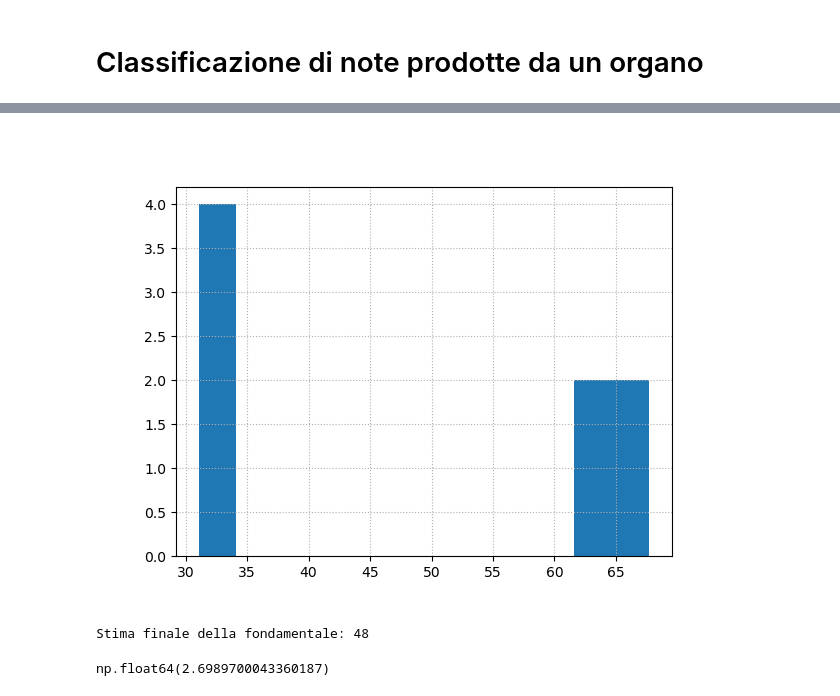
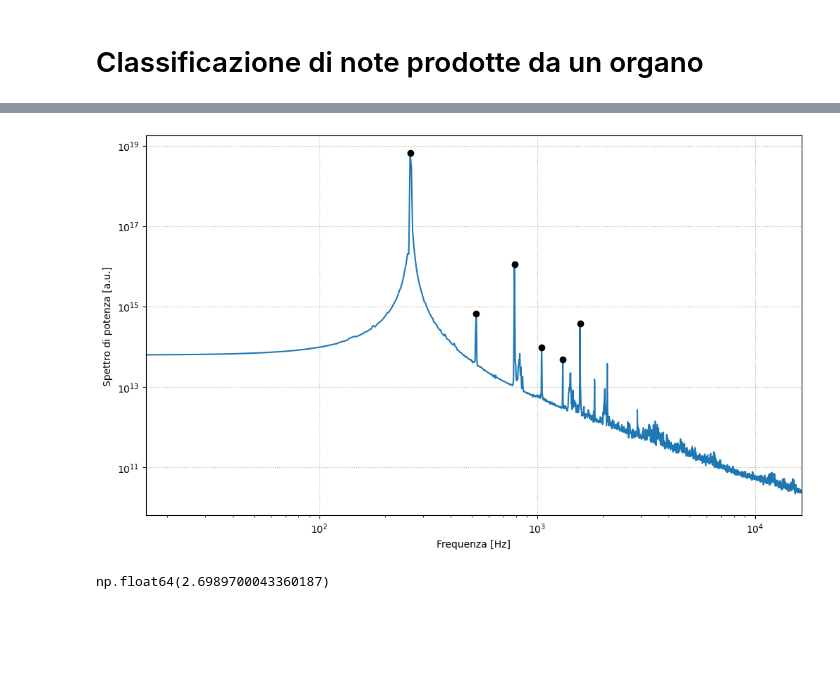
Before and after one commit to maddoc-g/3_organ_clustering, a Jupyter notebook: esperienza_3.ipynb, the cells around one changed output, grey strips where cells are left out. Drawn from its saved outputs; the diff is of its cells as text; code cells hidden in the pictures; blank space fills up the shorter version.

```diff
--- a/esperienza_3.ipynb
+++ b/esperienza_3.ipynb
@@ -343,20 +359,40 @@ plt.show()
-# %%
-
-candidates = []
-max_multiple = 3 # presumendo al più di saltare 2 picchi per volta
-for f in peaks_distances:
-    for k in range(1, max_multiple):
-        candidates.append(f/k)
-
-plt.figure()
-plt.hist(candidates, bins = len(peaks_distances)*max_multiple)
-#plt.xlabel("Distanze tra picchi consecutivi [Hz]")
-#plt.ylabel("Conteggio")
-plt.grid(linestyle = ":")
-plt.show()
-
-fundamental = np.median(candidates)
-print("\nStima finale della fondamentale: {:.0f}\n".format(fundamental))
-# %% [output]
-[figure, removed]
-Stima finale della fondamentale: 48
+# %%
+estimated_harmonics = [fundamental * i for i in range(1,7)]
+#harmonics_tolerance = 20
+
+measured_harmonics_frequency = []
+measured_harmonics_power = []
+#considered_harmonics = corrected_peaks[:9]
+
+for estimate in estimated_harmonics:
+    peak_frequencies = frequencies[corrected_peaks]
+    index_closest_harmonic = np.argmin(np.abs(estimate - peak_frequencies))
+    closest_harmonic = corrected_peaks[index_closest_harmonic]
+
+    if abs(frequencies[closest_harmonic] - estimate) < (0.05 * frequencies[closest_harmonic]):
+        measured_harmonics_frequency.append(frequencies[closest_harmonic])
+        measured_harmonics_power.append(averaged_spectrum[closest_harmonic])
+    else:
+        index_theoretical = np.argmin(np.abs(estimate - frequencies))
+        measured_harmonics_frequency.append(estimate)
+        measured_harmonics_power.append(averaged_spectrum[index_theoretical])
+
+
+plt.figure(figsize=(12,7))
+plt.plot(frequencies, averaged_spectrum)
+#for estimate in estimated_harmonics:
+#    plt.axvline(estimate, color="r", linestyle="-")
+#for real in frequencies_of_peaks:
+#    plt.axvline(real, color="g", linestyle="--")
+plt.plot(measured_harmonics_frequency, measured_harmonics_power, marker = "o", linestyle = "None", color = "k")
+plt.yscale("log", base=10)
+plt.xscale("log", base=10)
+plt.xlim(2**4, 2**14)
+plt.ylabel("Spettro di potenza [a.u.]")
+plt.xlabel("Frequenza [Hz]")
+plt.grid(linestyle = ":")
+plt.show()
+# In verde, come prima, i picchi rilevati, ma adesso sono indicati in rosso i picchi confermati dalla teoria
+# ad esempio il file 238 ha la seconda armonica sperimentale mancante
+# %% [output]
+[figure, added]
```
Also changed, not shown: parts of 9 cells of this notebook.
